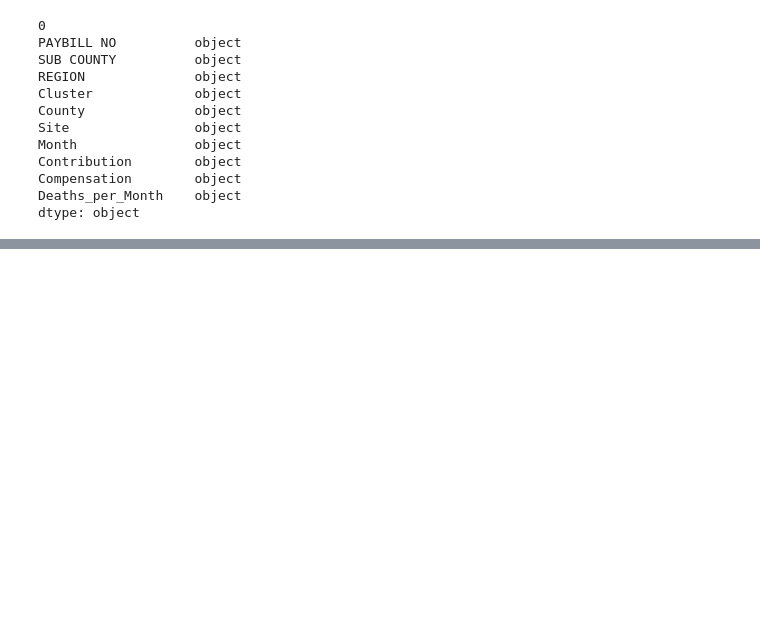
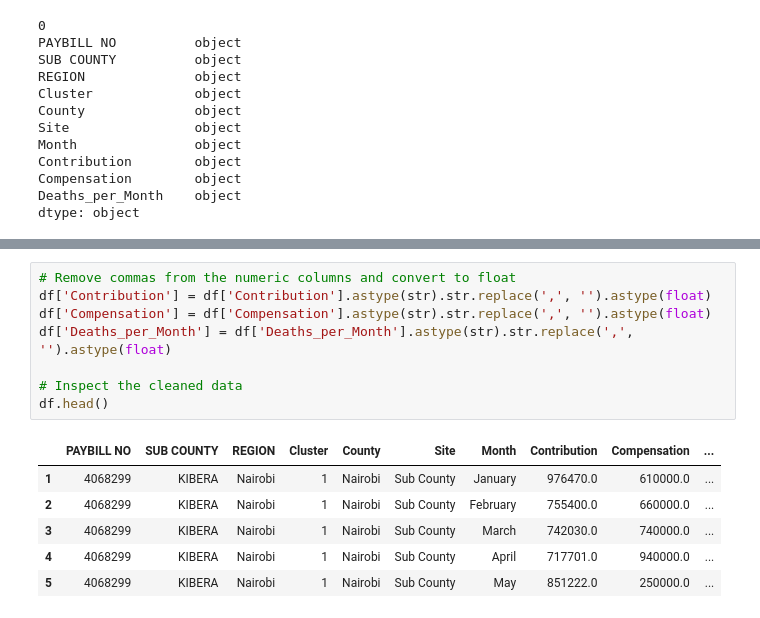
Before and after one commit to stevejj4/Data-Cleaning, a Jupyter notebook: SUN_Report.ipynb, the cells around one changed output, grey strips where cells are left out. Saved outputs shown, nothing was run; the diff lists cells and outputs as text; blank space fills up the shorter version.

```diff
--- a/SUN_Report.ipynb
+++ b/SUN_Report.ipynb
@@ -119,0 +122,15 @@ df.isnull().sum()
+# %%
+# Remove commas from the numeric columns and convert to float
+df['Contribution'] = df['Contribution'].astype(str).str.replace(',', '').astype(float)
+df['Compensation'] = df['Compensation'].astype(str).str.replace(',', '').astype(float)
+df['Deaths_per_Month'] = df['Deaths_per_Month'].astype(str).str.replace(',', '').astype(float)
+
+# Inspect the cleaned data
+df.head()
+# %% [output]
+|  | PAYBILL NO | SUB COUNTY | REGION | Cluster | County | Site | Month | Contribution | Compensation | ... |
+| 1 | 4068299 | KIBERA | Nairobi | 1 | Nairobi | Sub County | January | 976470.0 | 610000.0 | ... |
+| 2 | 4068299 | KIBERA | Nairobi | 1 | Nairobi | Sub County | February | 755400.0 | 660000.0 | ... |
+| 3 | 4068299 | KIBERA | Nairobi | 1 | Nairobi | Sub County | March | 742030.0 | 740000.0 | ... |
+| 4 | 4068299 | KIBERA | Nairobi | 1 | Nairobi | Sub County | April | 717701.0 | 940000.0 | ... |
+| 5 | 4068299 | KIBERA | Nairobi | 1 | Nairobi | Sub County | May | 851222.0 | 250000.0 | ... |
```
Also changed, not shown: parts of 6 cells of this notebook.
